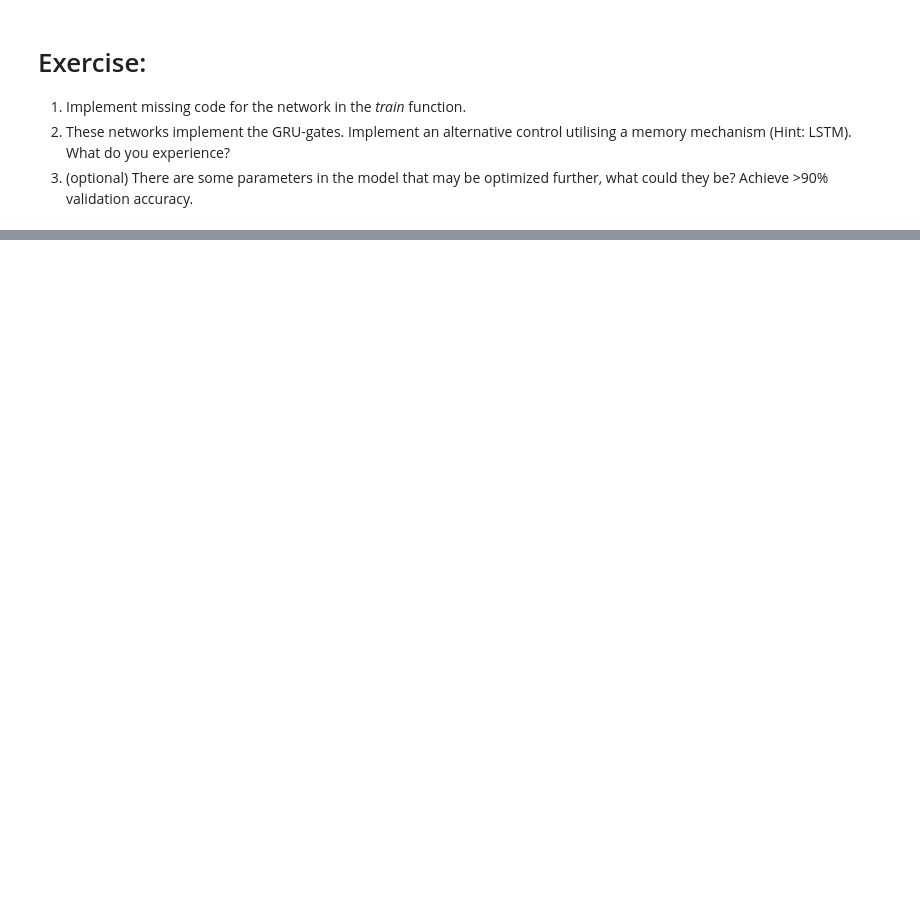
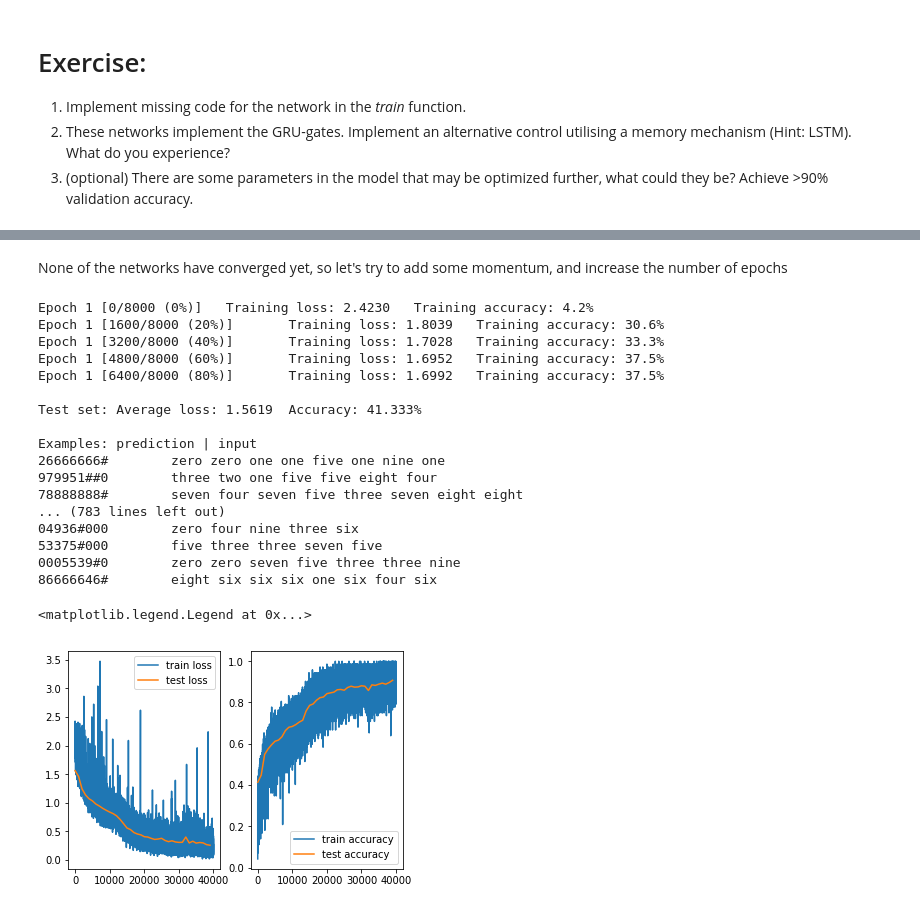
Before and after one commit to jeppe742/02456-deep-learning-with-PyTorch, a Jupyter notebook: 3_Recurrent/3.4-EXE-seq2seq-digits.ipynb, the cells around one changed output, grey strips where cells are left out. Drawn from its saved outputs; the diff is of its cells as text; code cells hidden in the pictures; blank space fills up the shorter version.

```diff
--- a/3_Recurrent/3.4-EXE-seq2seq-digits.ipynb
+++ b/3_Recurrent/3.4-EXE-seq2seq-digits.ipynb
@@ -447,0 +509,68 @@ Examples: prediction | input
+# %% [markdown]
+None of the networks have converged yet, so let's try to add some momentum, and increase the number of epochs
+# %%
+LEARNING_RATE=0.003
+EPOCHS = 40
+encoder = EncoderLSTM(NUM_INPUTS, NUM_UNITS_ENC).to(device)
+decoder = DecoderLSTM(NUM_UNITS_DEC, NUM_OUTPUTS).to(device)
+enc_optimizer = optim.RMSprop(encoder.parameters(), lr=LEARNING_RATE, momentum=0.1)
+dec_optimizer = optim.RMSprop(decoder.parameters(), lr=LEARNING_RATE, momentum=0.1)
+# Quick and dirty - just loop over training set without reshuffling
+
+
+loss_train = []
+loss_test = []
+accuracy_train= []
+accuracy_test = []
+
+# Quick and dirty - just loop over training set without reshuffling
+for epoch in range(1, EPOCHS + 1):
+    loss_train_i, accuracy_train_i = train(encoder, decoder, inputs, targets, targets_in, criterion, enc_optimizer, dec_optimizer, epoch, max_target_len)
+    loss_train.extend(loss_train_i)
+    accuracy_train.extend(accuracy_train_i)
+
+    _, loss, accuracy = test(encoder, decoder, val_inputs, val_targets, val_targets_in, criterion, max_val_target_len)
+    print('\nTest set: Average loss: {:.4f} \tAccuracy: {:.3f}%\n'.format(loss, accuracy.item()*100.))
+
+    loss_test.append(loss)
+    accuracy_test.append(accuracy)
+
+    # Show examples
+    print("Examples: prediction | input")
+    out, _, _ = test(encoder, decoder, val_inputs[:10], val_targets[:10], val_targets_in[:10], criterion, max_val_target_len)
+    pred = get_pred(out)
+    pred_text = [numbers_to_text(sample) for sample in pred]
+    for i in range(10):
+        print(pred_text[i], "\t", val_text_in[i])
+    print()
+
+plt.subplot(1, 2, 1)
+plt.plot(np.arange(0,1000*EPOCHS),loss_train, label='train loss')
+plt.plot(np.arange(0,1000*EPOCHS,1000),loss_test, label='test loss')
+plt.legend()
+
+plt.subplot(1, 2, 2)
+plt.plot(np.arange(0,1000*EPOCHS),accuracy_train, label='train accuracy')
+plt.plot(np.arange(0,1000*EPOCHS,1000),accuracy_test, label='test accuracy')
+
+plt.legend()
+# %% [output]
+Epoch 1 [0/8000 (0%)]   Training loss: 2.4230   Training accuracy: 4.2%
+Epoch 1 [1600/8000 (20%)]       Training loss: 1.8039   Training accuracy: 30.6%
+Epoch 1 [3200/8000 (40%)]       Training loss: 1.7028   Training accuracy: 33.3%
+Epoch 1 [4800/8000 (60%)]       Training loss: 1.6952   Training accuracy: 37.5%
+Epoch 1 [6400/8000 (80%)]       Training loss: 1.6992   Training accuracy: 37.5%
+
+Test set: Average loss: 1.5619  Accuracy: 41.333%
+
+Examples: prediction | input
+26666666#        zero zero one one five one nine one
+979951##0        three two one five five eight four
+78888888#        seven four seven five three seven eight eight
+... (783 lines left out)
+04936#000        zero four nine three six
+53375#000        five three three seven five
+0005539#0        zero zero seven five three three nine
+86666646#        eight six six six one six four six
+<matplotlib.legend.Legend at 0x...>
+[figure, added]
```
Also changed, not shown: parts of 7 cells of this notebook, 1 other file.
